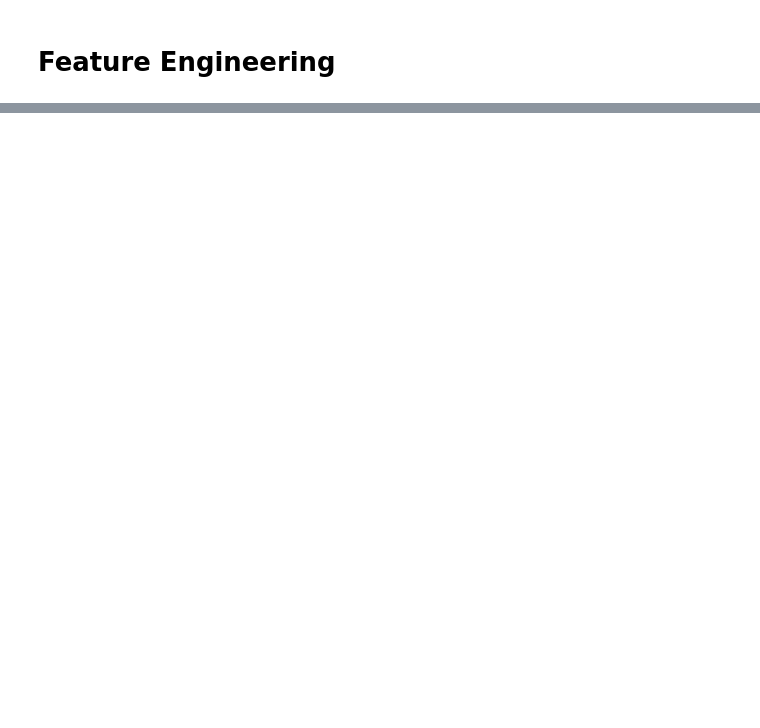
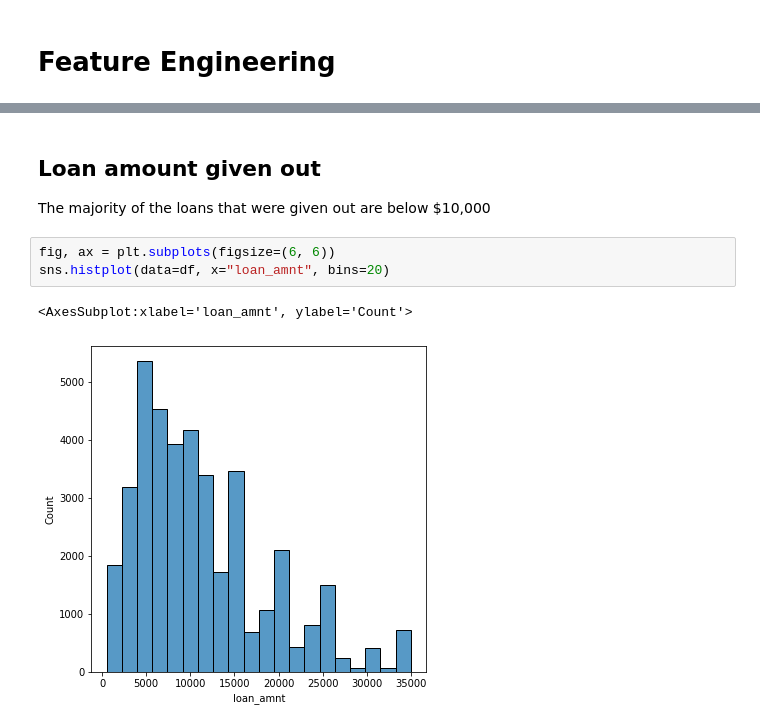
Before and after one commit to GeriNZ/lendingclub, a Jupyter notebook: Beng_Cheong_Cheong.ipynb, the cells around one changed output, grey strips where cells are left out. Cells and saved outputs as stored; diff of their text form; blank space fills up the shorter version.

```diff
--- a/Beng_Cheong_Cheong.ipynb
+++ b/Beng_Cheong_Cheong.ipynb
@@ -128,0 +159,9 @@ print("\n")
+# %% [markdown]
+## Loan amount given out
+The majority of the loans that were given out are below $10,000
+# %%
+fig, ax = plt.subplots(figsize=(6, 6))
+sns.histplot(data=df, x="loan_amnt", bins=20)
+# %% [output]
+<AxesSubplot:xlabel='loan_amnt', ylabel='Count'>
+[figure, added]
```
Also changed, not shown: parts of 31 cells of this notebook.
